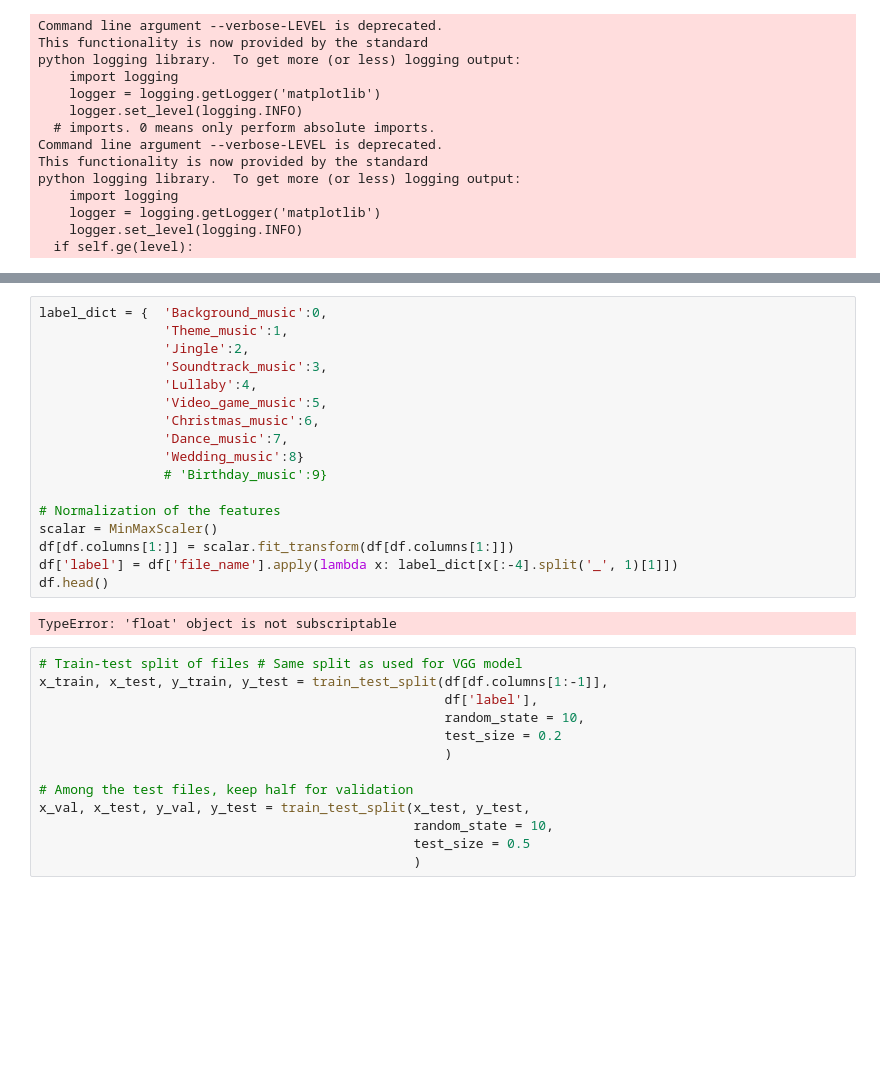
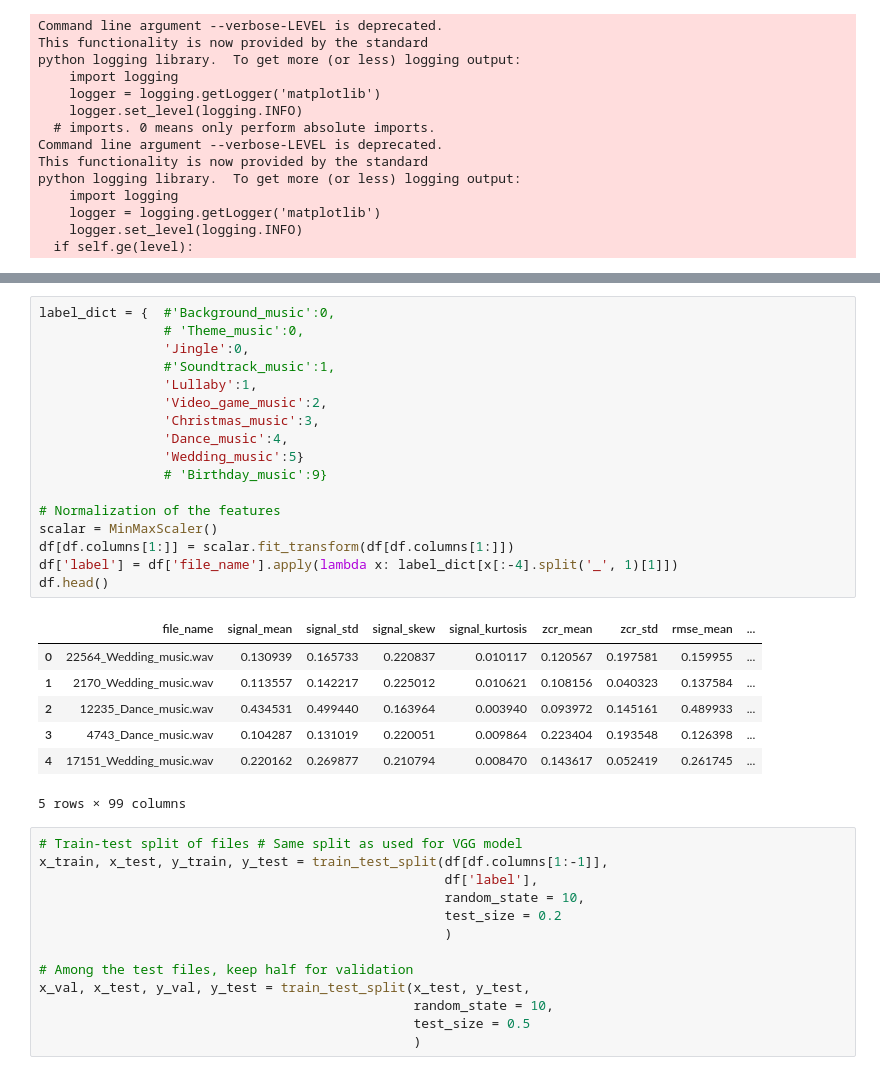
Before and after one commit to jonasgerne/audioset-role, a Jupyter notebook: 5_model_building.ipynb, the cells around one changed output, grey strips where cells are left out. Drawn from its saved outputs; the diff is of its cells as text; blank space fills up the shorter version.

```diff
--- a/5_model_building.ipynb
+++ b/5_model_building.ipynb
@@ -52,22 +52,28 @@ df.head()
 # %%
-label_dict = {  'Background_music':0,
-                'Theme_music':1,
-                'Jingle':2,
-                'Soundtrack_music':3,
-                'Lullaby':4,
-                'Video_game_music':5,
-                'Christmas_music':6,
-                'Dance_music':7,
-                'Wedding_music':8}
+label_dict = {  #'Background_music':0,
+                # 'Theme_music':0,
+                'Jingle':0,
+                #'Soundtrack_music':1,
+                'Lullaby':1,
+                'Video_game_music':2,
+                'Christmas_music':3,
+                'Dance_music':4,
+                'Wedding_music':5}
                 # 'Birthday_music':9}
 
 # Normalization of the features
 scalar = MinMaxScaler()
 df[df.columns[1:]] = scalar.fit_transform(df[df.columns[1:]])
 df['label'] = df['file_name'].apply(lambda x: label_dict[x[:-4].split('_', 1)[1]])
 df.head()
 # %% [output]
+|  | file_name | signal_mean | signal_std | signal_skew | signal_kurtosis | zcr_mean | zcr_std | rmse_mean | ... |
+| 0 | 22564_Wedding_music.wav | 0.130939 | 0.165733 | 0.220837 | 0.010117 | 0.120567 | 0.197581 | 0.159955 | ... |
+| 1 | 2170_Wedding_music.wav | 0.113557 | 0.142217 | 0.225012 | 0.010621 | 0.108156 | 0.040323 | 0.137584 | ... |
+| 2 | 12235_Dance_music.wav | 0.434531 | 0.499440 | 0.163964 | 0.003940 | 0.093972 | 0.145161 | 0.489933 | ... |
+| 3 | 4743_Dance_music.wav | 0.104287 | 0.131019 | 0.220051 | 0.009864 | 0.223404 | 0.193548 | 0.126398 | ... |
+| 4 | 17151_Wedding_music.wav | 0.220162 | 0.269877 | 0.210794 | 0.008470 | 0.143617 | 0.052419 | 0.261745 | ... |
-TypeError: 'float' object is not subscriptable
+5 rows × 99 columns
 # %%
 # Train-test split of files # Same split as used for VGG model
 x_train, x_test, y_train, y_test = train_test_split(df[df.columns[1:-1]],
```
Also changed, not shown: parts of 9 cells of this notebook, 10 other files.
